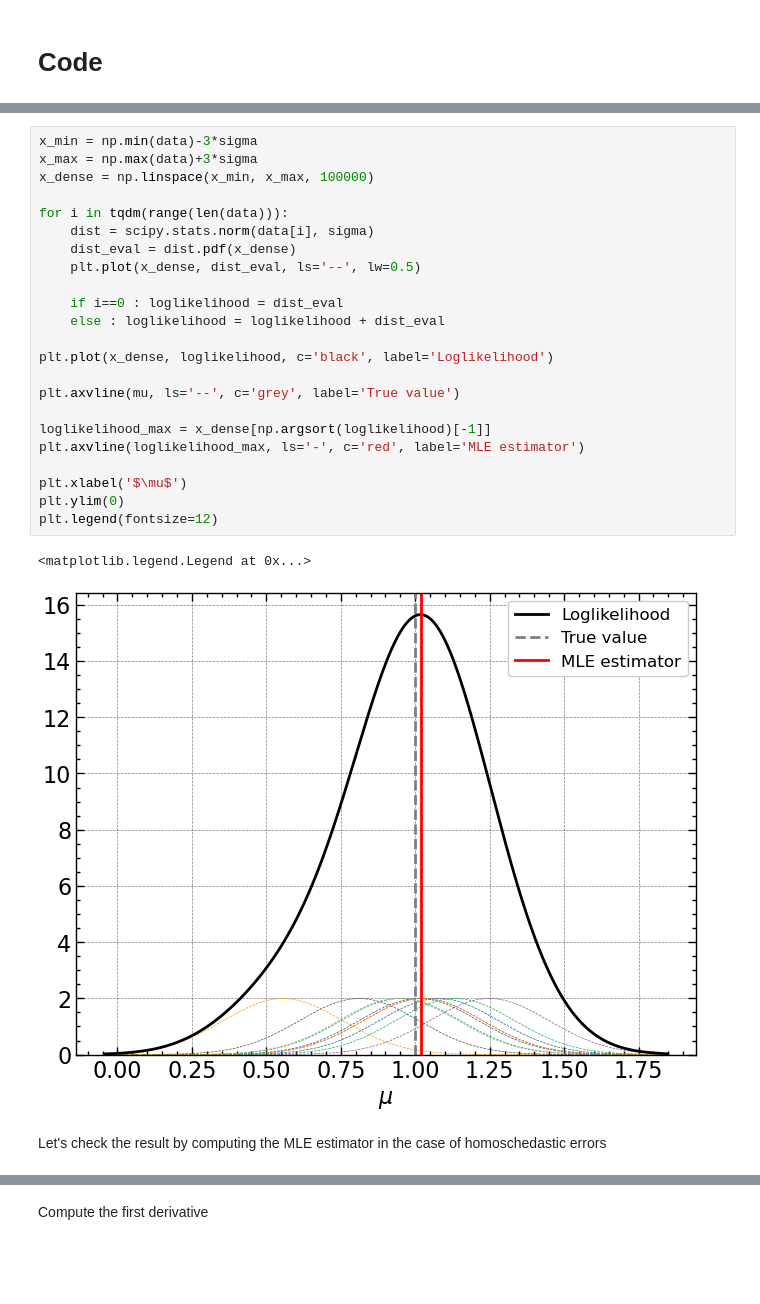
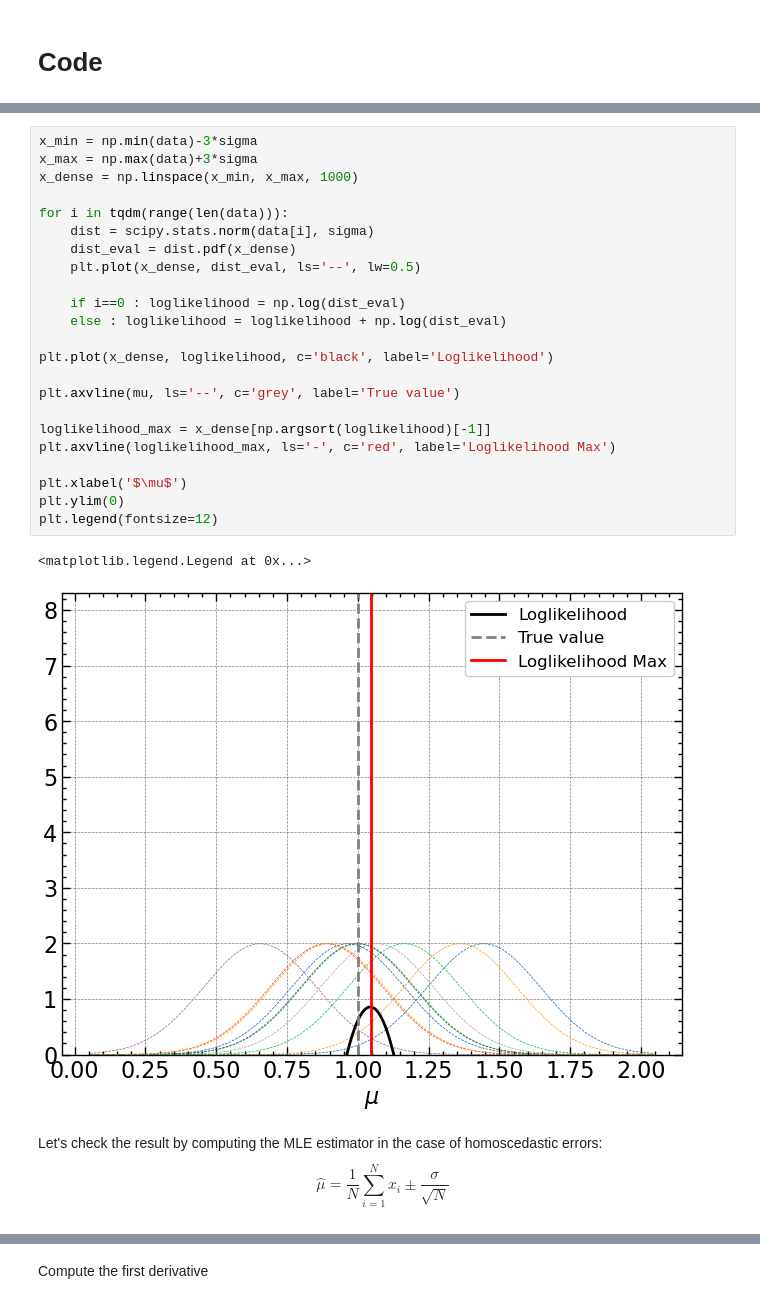
Before and after one commit to M-Bianchi/astrostatistics_bicocca_2024, a Jupyter notebook: working/W05_likelihood.ipynb, the cells around one changed output, grey strips where cells are left out. Saved outputs shown, nothing was run; the diff lists cells and outputs as text; blank space fills up the shorter version.

```diff
--- a/working/W05_likelihood.ipynb
+++ b/working/W05_likelihood.ipynb
@@ -48,30 +50,31 @@ array([1.07916018, 0.95155519, 0.55568095, 1.02608445, 1.24881837,
 # %%
 x_min = np.min(data)-3*sigma
 x_max = np.max(data)+3*sigma
-x_dense = np.linspace(x_min, x_max, 100000)
+x_dense = np.linspace(x_min, x_max, 1000)
 
 for i in tqdm(range(len(data))):
     dist = scipy.stats.norm(data[i], sigma)
     dist_eval = dist.pdf(x_dense)
     plt.plot(x_dense, dist_eval, ls='--', lw=0.5)
 
-    if i==0 : loglikelihood = dist_eval
-    else : loglikelihood = loglikelihood + dist_eval
+    if i==0 : loglikelihood = np.log(dist_eval)
+    else : loglikelihood = loglikelihood + np.log(dist_eval)
 
 plt.plot(x_dense, loglikelihood, c='black', label='Loglikelihood')
 
 plt.axvline(mu, ls='--', c='grey', label='True value')
 
 loglikelihood_max = x_dense[np.argsort(loglikelihood)[-1]]
-plt.axvline(loglikelihood_max, ls='-', c='red', label='MLE estimator')
+plt.axvline(loglikelihood_max, ls='-', c='red', label='Loglikelihood Max')
 
 plt.xlabel('$\mu$')
 plt.ylim(0)
 plt.legend(fontsize=12)
 # %% [output]
 <matplotlib.legend.Legend at 0x...>
-[figure, old version]
+[figure, new version]
 # %% [markdown]
-Let's check the result by computing the MLE estimator in the case of homoschedastic errors
+Let's check the result by computing the MLE estimator in the case of homoscedastic errors:
+$$\hat \mu = \frac{1}{N}\sum_{i=1}^N x_i \pm \frac{\sigma}{\sqrt{N}}$$
 # %%
 MLE_est = np.array([np.mean(data), sigma/np.sqrt(N)])
```
Also changed, not shown: parts of 26 cells of this notebook.
